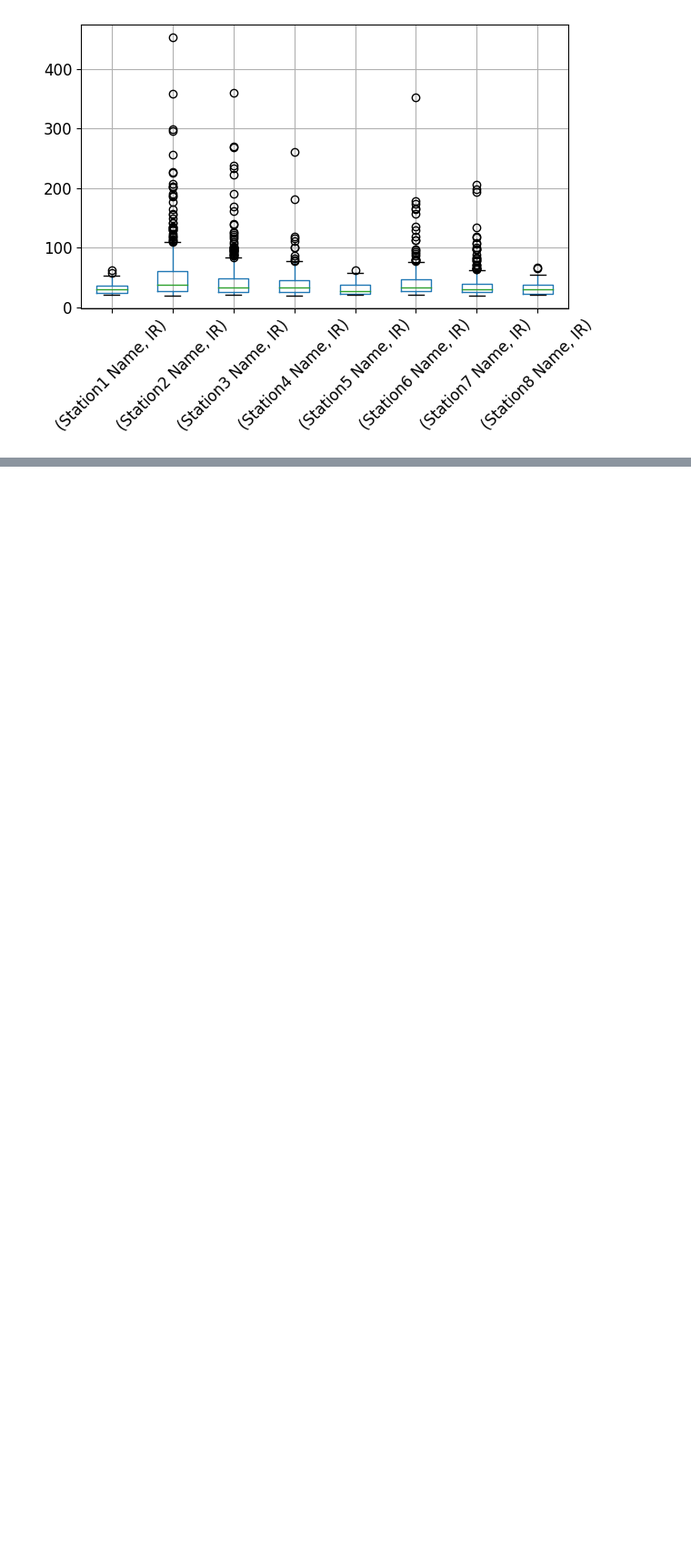
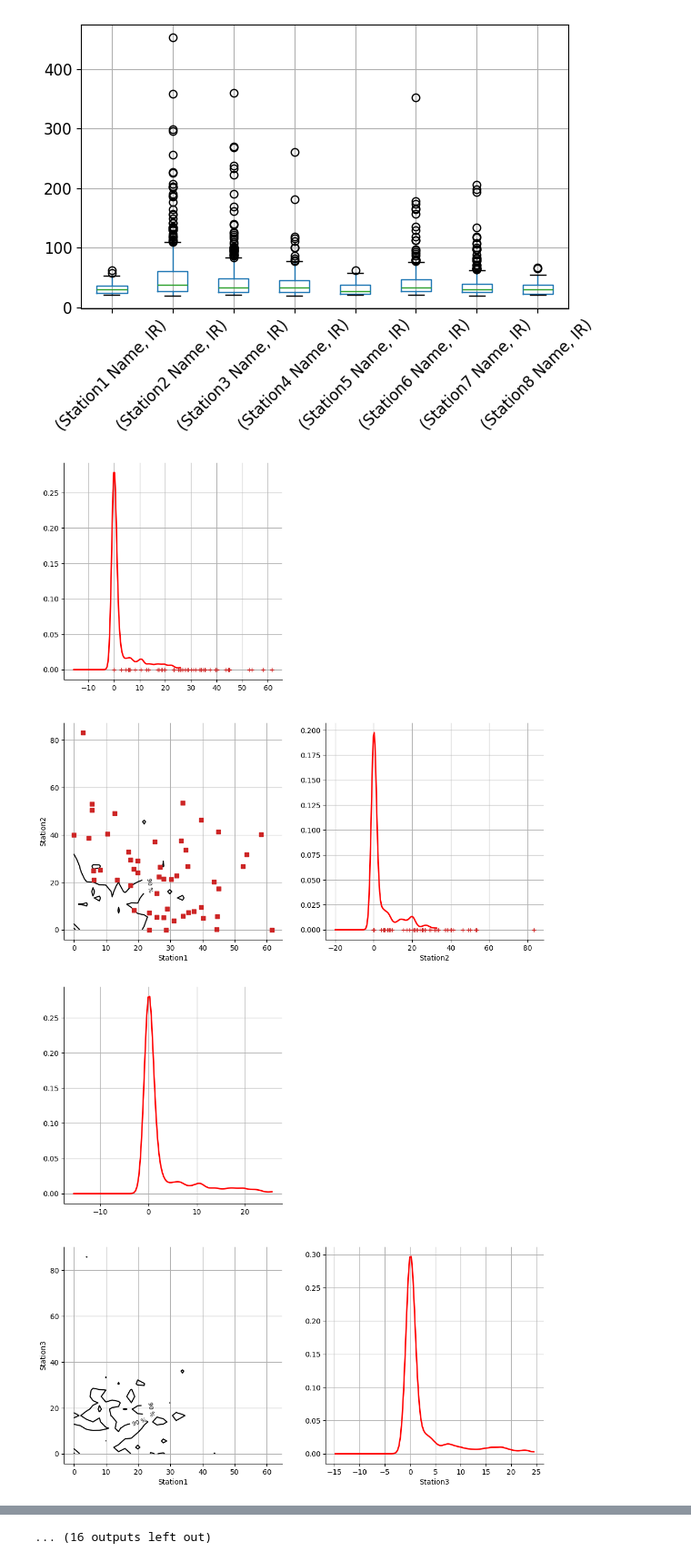
Before and after one commit to vielca/RainFA, a Jupyter notebook: src/02_boxplot.ipynb, the cells around one changed output, grey strips where cells are left out. Shown at 91% size. Drawn from its saved outputs; the diff is of its cells as text; code cells hidden in the pictures; blank space fills up the shorter version.

Commit message:
Added python requirements file, hdrboxplot and updates in Heterogeneity

```diff
--- a/src/02_boxplot.ipynb
+++ b/src/02_boxplot.ipynb
@@ -29,0 +40,37 @@ boxplot_figure.savefig(os.path.join(results_folder, "boxplot.png"))
+# %%
+stations = df.groupby(['StationId', 'StationName']).agg(
+    min_fecha_hora=('DateTime', 'min'),
+    max_fecha_hora=('DateTime', 'max')
+).reset_index().values.tolist()
+# %%
+for es0 in stations:
+    for es1 in stations:
+        if es0[0] != es1[0]:
+            filename = "{0}-{1}_hdrboxplot.png".format(es0[0], es1[0])
+            filename2 = "{1}-{0}_hdrboxplot.png".format(es0[0], es1[0])
+
+            if (os.path.exists(os.path.join(results_folder, filename)) or os.path.exists(os.path.join(results_folder, filename2))):
+                continue
+            date_min = es0[2] if es0[2] > es1[2] else es1[2]
+            date_max = es0[3] if es0[3] < es1[3] else es1[3]
+            #print("{0} --> {1} | Between {2} and {3}".format(es0[1], es1[1], date_min, date_max))
+
+            filter = (df['StationId'].isin([es0[0], es1[0]])) & (df['DateTime'] >= date_min) & (df['DateTime'] <= date_max)
+            df_filtered = df[filter].pivot(index='DateTime', columns='StationId')['IR']
+
+            sample = ot.Sample.BuildFromDataFrame(df_filtered.dropna())
+            myks = ot.KernelSmoothing()
+            try:
+                distribution = myks.build(sample)
+                mydp = othdr.HighDensityRegionAlgorithm(sample, distribution)
+                mydp.run()
+            except Exception as error:
+                print('Error in filename: ', filename, error)
+                continue
+            grid = mydp.draw()
+            view = otv.View(grid)
+
+            view.save(os.path.join(results_folder, filename))
+# %% [output]
+[figure, added]
+[figure, added]
@@ -29,0 +87 @@ boxplot_figure.savefig(os.path.join(results_folder, "boxplot.png"))
+... (16 outputs left out)
```
Also changed, not shown: parts of 3 cells of this notebook, 30 other files.
